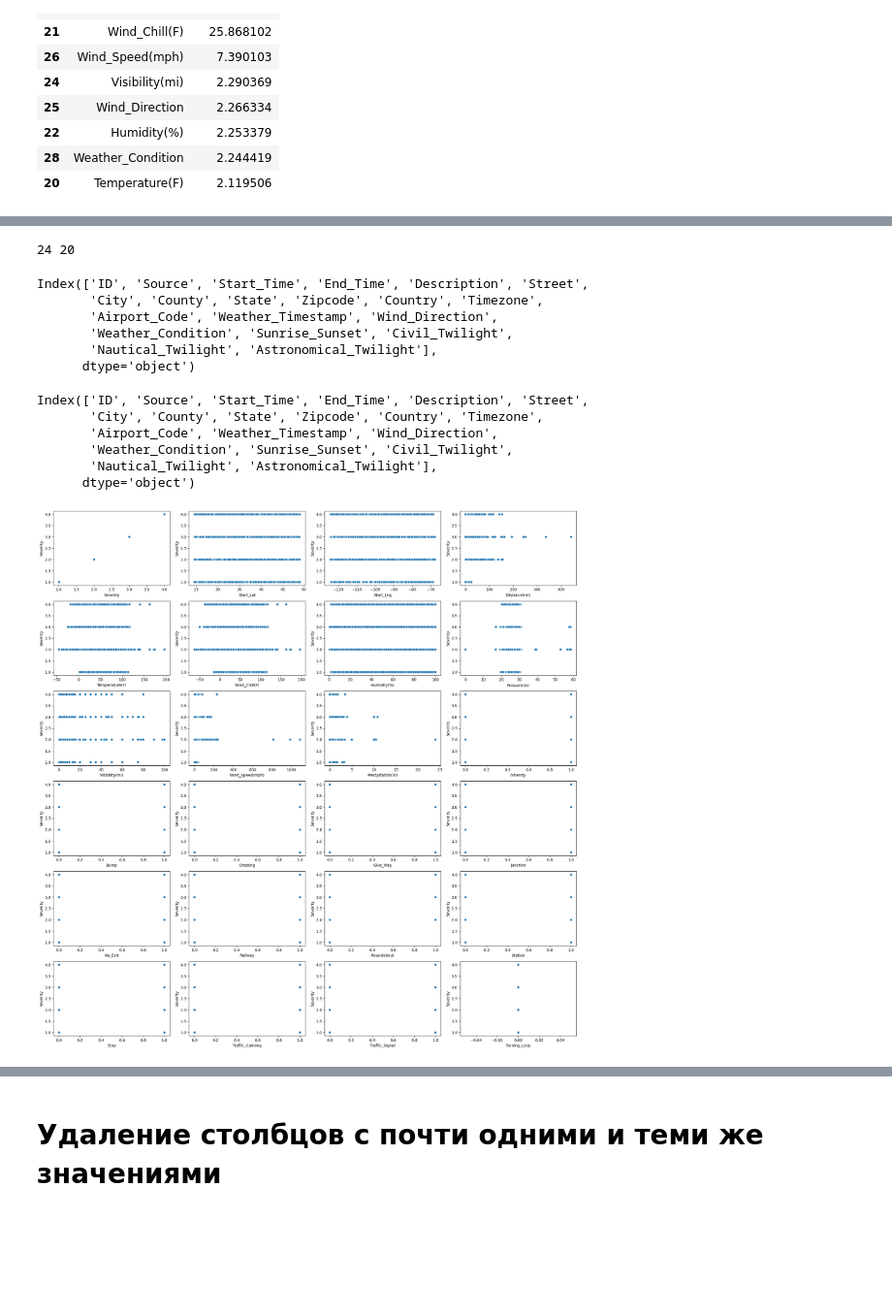
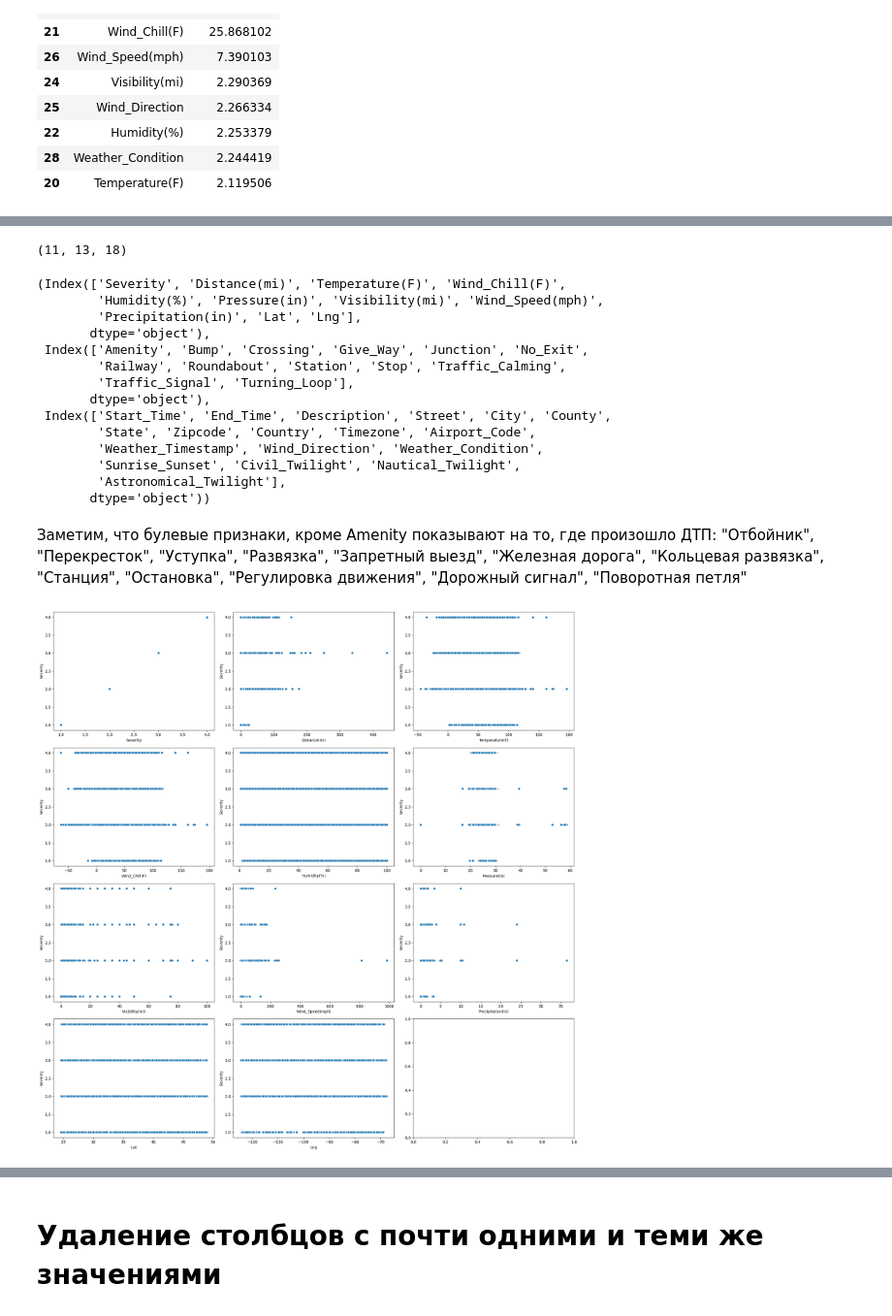
Before and after one commit to ARnoD0rian/classification-of-roads-accidients, a Jupyter notebook: main.ipynb, the cells around one changed output, grey strips where cells are left out. Shown at 97% size. Cells and saved outputs as stored; diff of their text form; code cells hidden in the pictures; blank space fills up the shorter version.

```diff
--- a/main.ipynb
+++ b/main.ipynb
@@ -9,7 +8,6 @@ from sklearn.model_selection import train_test_split
 import numpy as np
 from matplotlib import pyplot as plt
 import seaborn as sns
-plt.rcParams['agg.path.chunksize'] = 10**6
 # %%
 df = pd.read_csv(cfg["dataset"])
 # %%
@@ -78,3 +74,13 @@ df_test = pd.DataFrame(df_test)
+# %%
+def add_column_mean_coordinate(start: pd.Series, end: pd.Series) -> pd.Series:
+    fill_end = end.fillna(start)
+    new_series = (start + fill_end) / 2
+    return new_series
+
+df_train['Lat'] = add_column_mean_coordinate(df_train['Start_Lat'], df_train['End_Lat'])
+df_train['Lng'] = add_column_mean_coordinate(df_train['Start_Lng'], df_train['End_Lng'])
+
+# df_train.drop(columns=['Start_Lat', 'Start_Lng', 'End_Lat', 'End_Lng'], inplace=True)
 # %%
 nan_df = (df_train.isnull().mean() * 100).reset_index()
 nan_df.columns = ["column_name", "percentage"]
@@ -92,3 +98,5 @@ nan_df.head(10)
 | 22 | Humidity(%) | 2.253379 |
 | 28 | Weather_Condition | 2.244419 |
 | 20 | Temperature(F) | 2.119506 |
+# %%
+df_train.drop(columns=['ID', 'Source', 'Start_Lat', 'Start_Lng', 'End_Lat', 'End_Lng'], inplace=True)
@@ -95,40 +123,42 @@ nan_df.head(10)
 # %%
-df_train.drop(columns=['End_Lat', 'End_Lng'], inplace=True)
-
-num_df = df_train.select_dtypes(exclude=['object'])
+num_df = df_train.select_dtypes(include=['int16', 'int32', 'int64', 'float16', 'float32', 'float64'])
+bool_df = df_train.select_dtypes(exclude=['int16', 'int32', 'int64', 'float16', 'float32', 'float64', 'object'])
 cat_df = df_train.select_dtypes(include=['object'])
-print(len(num_df.columns), len(cat_df.columns))
+len(num_df.columns), len(bool_df.columns), len(cat_df.columns)
 # %% [output]
-24 20
+(11, 13, 18)
 # %%
-num_df.columns
+num_df.columns, bool_df.columns, cat_df.columns
 # %% [output]
-Index(['ID', 'Source', 'Start_Time', 'End_Time', 'Description', 'Street',
-       'City', 'County', 'State', 'Zipcode', 'Country', 'Timezone',
-       'Airport_Code', 'Weather_Timestamp', 'Wind_Direction',
-       'Weather_Condition', 'Sunrise_Sunset', 'Civil_Twilight',
-       'Nautical_Twilight', 'Astronomical_Twilight'],
-      dtype='object')
+(Index(['Severity', 'Distance(mi)', 'Temperature(F)', 'Wind_Chill(F)',
+        'Humidity(%)', 'Pressure(in)', 'Visibility(mi)', 'Wind_Speed(mph)',
+        'Precipitation(in)', 'Lat', 'Lng'],
+       dtype='object'),
+ Index(['Amenity', 'Bump', 'Crossing', 'Give_Way', 'Junction', 'No_Exit',
+        'Railway', 'Roundabout', 'Station', 'Stop', 'Traffic_Calming',
+        'Traffic_Signal', 'Turning_Loop'],
+       dtype='object'),
+ Index(['Start_Time', 'End_Time', 'Description', 'Street', 'City', 'County',
+        'State', 'Zipcode', 'Country', 'Timezone', 'Airport_Code',
+        'Weather_Timestamp', 'Wind_Direction', 'Weather_Condition',
+        'Sunrise_Sunset', 'Civil_Twilight', 'Nautical_Twilight',
+        'Astronomical_Twilight'],
+       dtype='object'))
-# %%
-cat_df.columns
-# %% [output]
-Index(['ID', 'Source', 'Start_Time', 'End_Time', 'Description', 'Street',
-       'City', 'County', 'State', 'Zipcode', 'Country', 'Timezone',
-       'Airport_Code', 'Weather_Timestamp', 'Wind_Direction',
-       'Weather_Condition', 'Sunrise_Sunset', 'Civil_Twilight',
-       'Nautical_Twilight', 'Astronomical_Twilight'],
-      dtype='object')
+# %% [markdown]
+Заметим, что булевые признаки, кроме Amenity показывают на то, где произошло ДТП:
+"Отбойник", "Перекресток", "Уступка", "Развязка", "Запретный выезд", "Железная дорога", "Кольцевая развязка", "Станция", "Остановка", "Регулировка движения", "Дорожный сигнал", "Поворотная петля"
 # %%
-fig, axes = plt.subplots(6, 4, figsize=(20, 20))
+fig, axes = plt.subplots(4, 3, figsize=(20, 20))
 axes_flattened = axes.reshape(-1)
+
 for i in range(len(num_df.columns)):
     ax = axes_flattened[i]
     sns.scatterplot(
         x=num_df.iloc[:, i],
         y='Severity',
         data=num_df.dropna(),
         ax=ax,
     )
 fig.tight_layout(pad=1.0)
 # %% [output]
-[figure, old version]
+[figure, new version]
```
Also changed, not shown: parts of 47 cells of this notebook.
